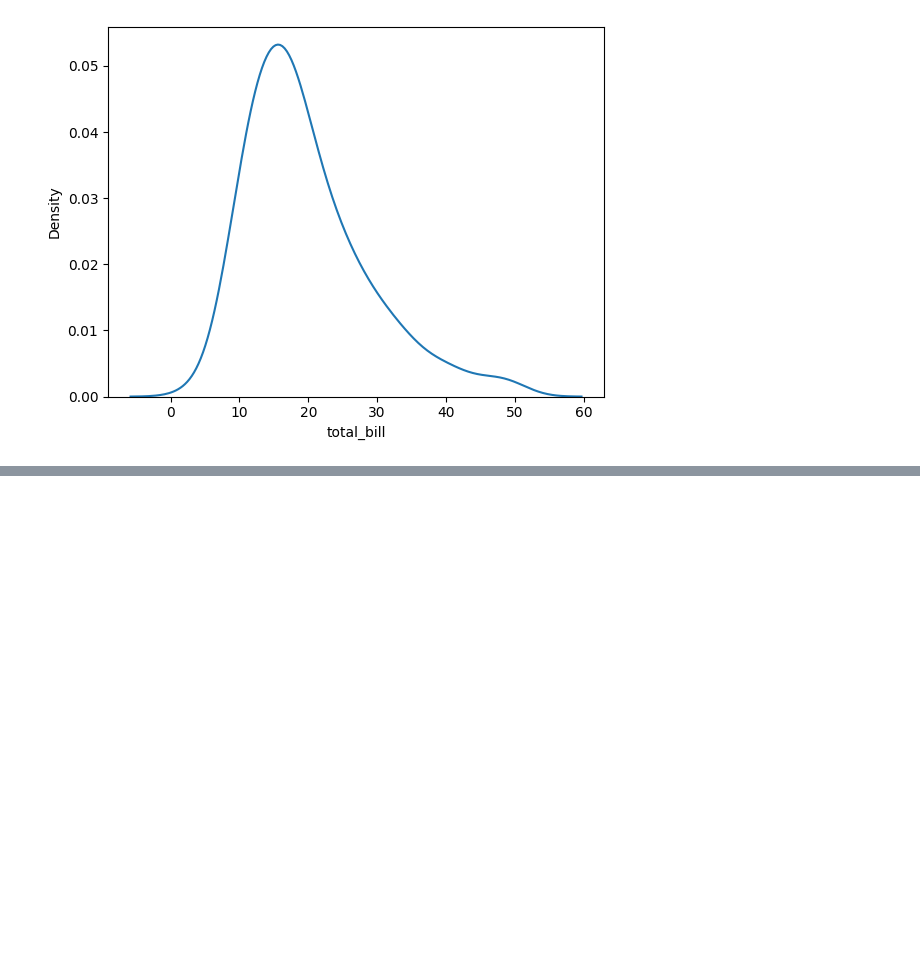
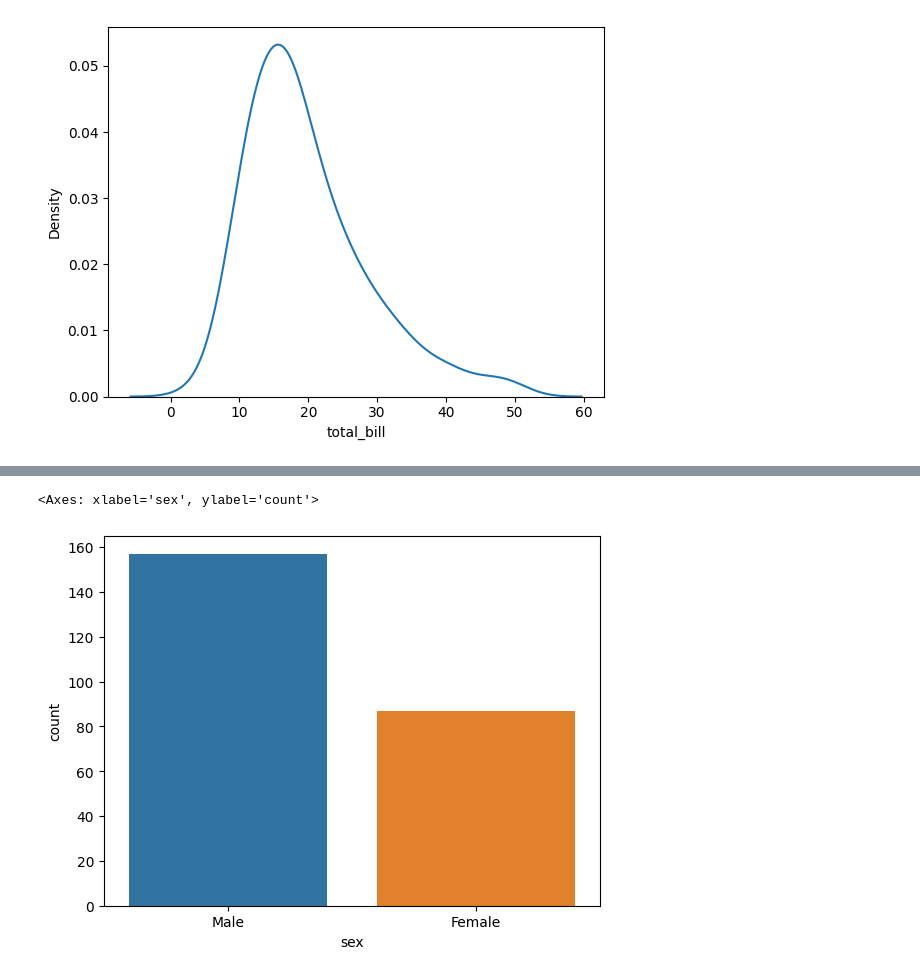
Before and after one commit to LorenzoRottigni/md-documentations, a Jupyter notebook: machine-learning/udemy-bootcamp/06-seaborn/06-seaborn.ipynb, the cells around one changed output, grey strips where cells are left out. Saved outputs shown, nothing was run; the diff lists cells and outputs as text; code cells hidden in the pictures; blank space fills up the shorter version.

```diff
--- a/machine-learning/udemy-bootcamp/06-seaborn/06-seaborn.ipynb
+++ b/machine-learning/udemy-bootcamp/06-seaborn/06-seaborn.ipynb
@@ -50,0 +68,6 @@ sns.kdeplot(tips['total_bill'])
+# %%
+# similar to barplot, but the numerical parameter is the occurrences count
+sns.countplot(x='sex',data=tips)
+# %% [output]
+<Axes: xlabel='sex', ylabel='count'>
+[figure, added]
```
Also changed, not shown: parts of 7 cells of this notebook, 1 other file.
